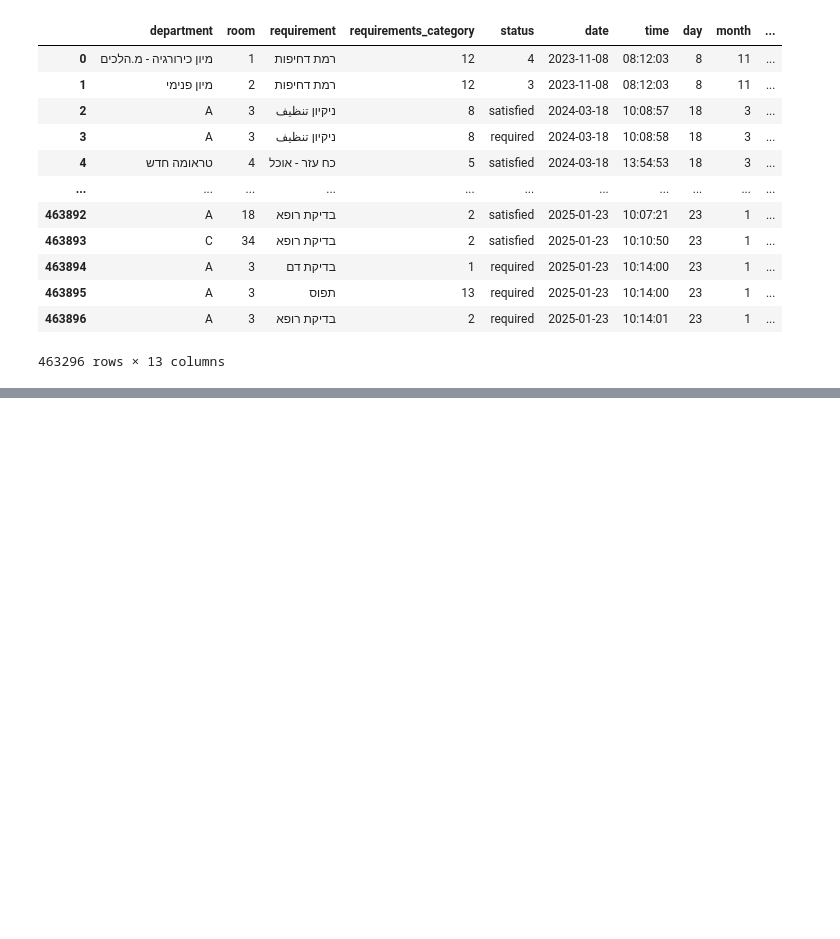
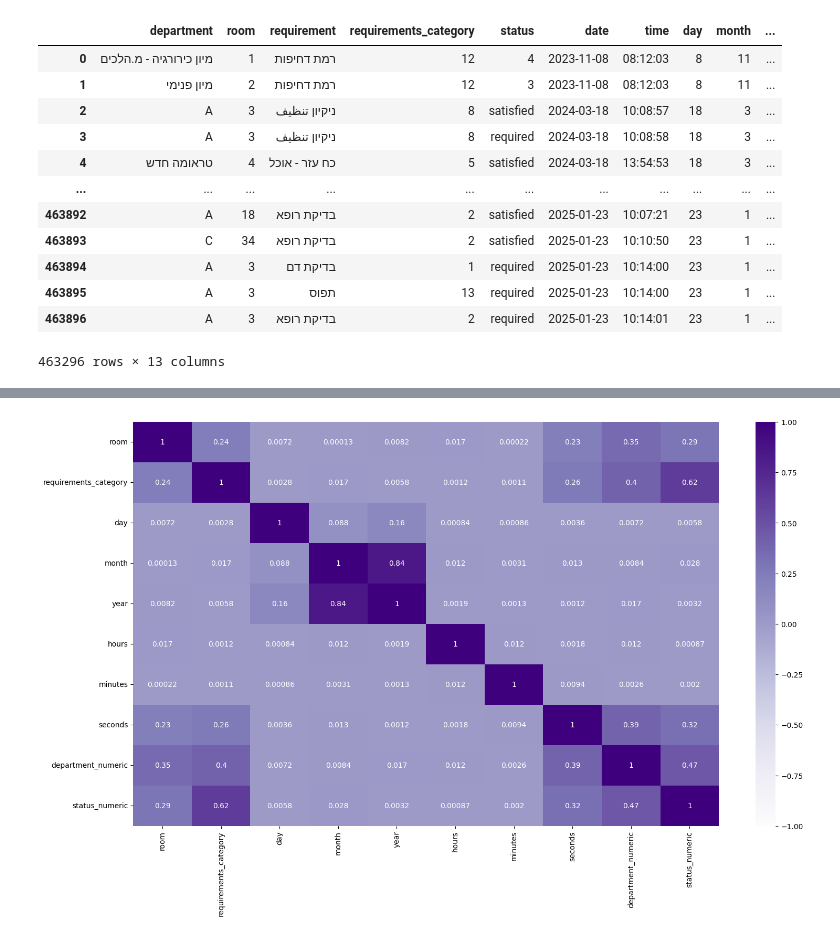
Before and after one commit to RotemGeva226/Hackaton0404, a Jupyter notebook: pythonProject/xl_yolo.ipynb, the cells around one changed output, grey strips where cells are left out. Drawn from its saved outputs; the diff is of its cells as text; code cells hidden in the pictures; blank space fills up the shorter version.

```diff
--- a/pythonProject/xl_yolo.ipynb
+++ b/pythonProject/xl_yolo.ipynb
@@ -267,0 +425,11 @@ df
+# %%
+# show absolute correlation between features in a heatmap
+def show_heatmap(data):
+  plt.figure(figsize=(18,10))
+  cor = np.abs(data.corr())
+  sns.heatmap(cor, annot=True, cmap=plt.cm.Purples, vmin=-1, vmax=1)
+
+  plt.show()
+# %%
+numeric_columns = df.select_dtypes(include=['int','float'])
+numeric_columns
@@ -267,0 +450,4 @@ df
+# %%
+show_heatmap(numeric_columns)
+# %% [output]
+[figure, added]
```
Also changed, not shown: parts of 12 cells of this notebook.
